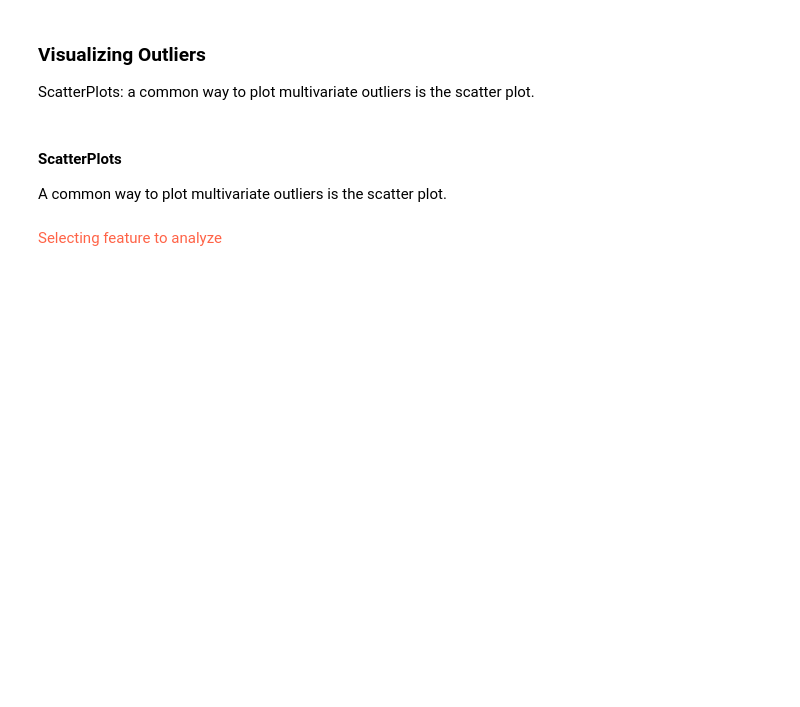
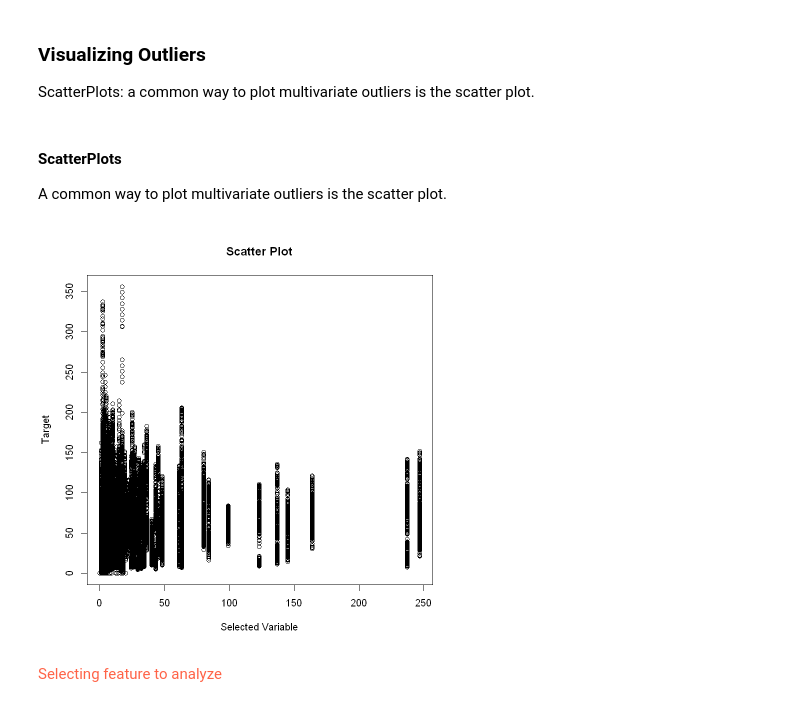
Before and after one commit to URJCDSLab/CitizenLab-Research-and-Development, a Jupyter notebook: casos_urjc/notebooks/dominios_II_y_III/25_listas_espera/09.3.- Data Cleansing-Outliers_25_01_listas_espera_v_01.ipynb, the cells around one changed output. Cells and saved outputs as stored; diff of their text form; code cells hidden in the pictures; blank space fills up the shorter version.

```diff
--- a/casos_urjc/notebooks/dominios_II_y_III/25_listas_espera/09.3.- Data Cleansing-Outliers_25_01_listas_espera_v_01.ipynb
+++ b/casos_urjc/notebooks/dominios_II_y_III/25_listas_espera/09.3.- Data Cleansing-Outliers_25_01_listas_espera_v_01.ipynb
@@ -200,6 +461,13 @@ ScatterPlots: a common way to plot multivariate outliers is the scatter plot.
 # %% [markdown]
 #### ScatterPlots
 A common way to plot multivariate outliers is the scatter plot.
+# %%
+# Selecting feature to analyze
+column_name <- "capacidad"
+# %%
+plot(data[[column_name]], data$Target, xlab = "Selected Variable", ylab = "Target", main = "Scatter Plot")
+# %% [output]
+[figure, added]
 # %% [markdown]
 <font color='tomato'>Selecting feature to analyze</font>
 # %%
```
Also changed, not shown: parts of 60 cells of this notebook, 3 other files.
